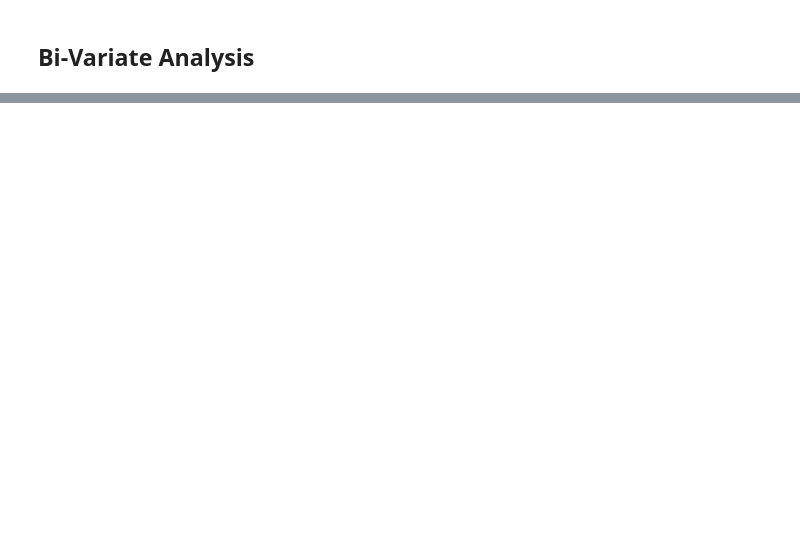
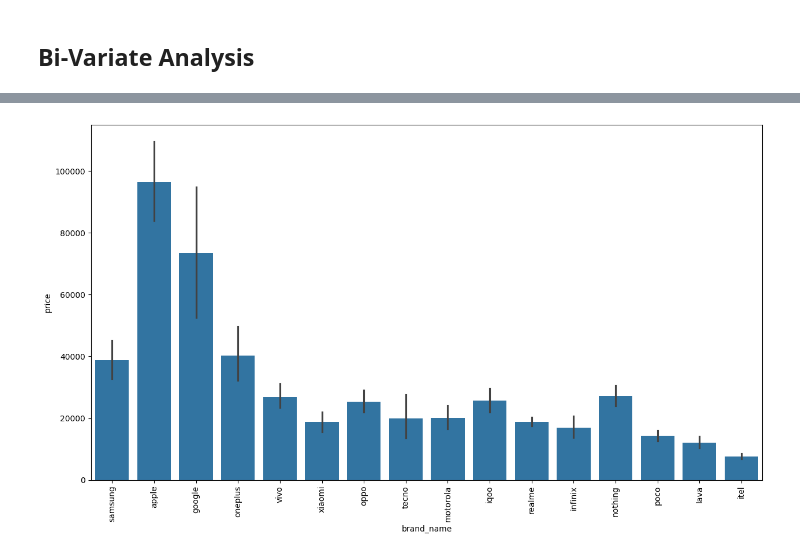
Before and after one commit to Apurba1903/phone_data_ws, a Jupyter notebook: smartprix_data_eda.ipynb, the cells around one changed output, grey strips where cells are left out. Saved outputs shown, nothing was run; the diff lists cells and outputs as text; code cells hidden in the pictures; blank space fills up the shorter version.

```diff
--- a/smartprix_data_eda.ipynb
+++ b/smartprix_data_eda.ipynb
@@ -268,0 +283,12 @@ Index(['brand_name', 'model', 'price', 'rating', '5G', 'nfc', 'ir_blaster',
+# %%
+x = df.groupby('brand_name').count()['model']
+# %%
+
+temp_df = df[df['brand_name'].isin(x[x > 10].index)]
+# %%
+plt.figure(figsize=(15,8))
+sns.barplot(data=temp_df.sort_values('price', ascending=False), x='brand_name', y='price')
+plt.xticks(rotation = 'vertical')
+plt.show()
+# %% [output]
+[figure, added]
```
Also changed, not shown: parts of 35 cells of this notebook.
